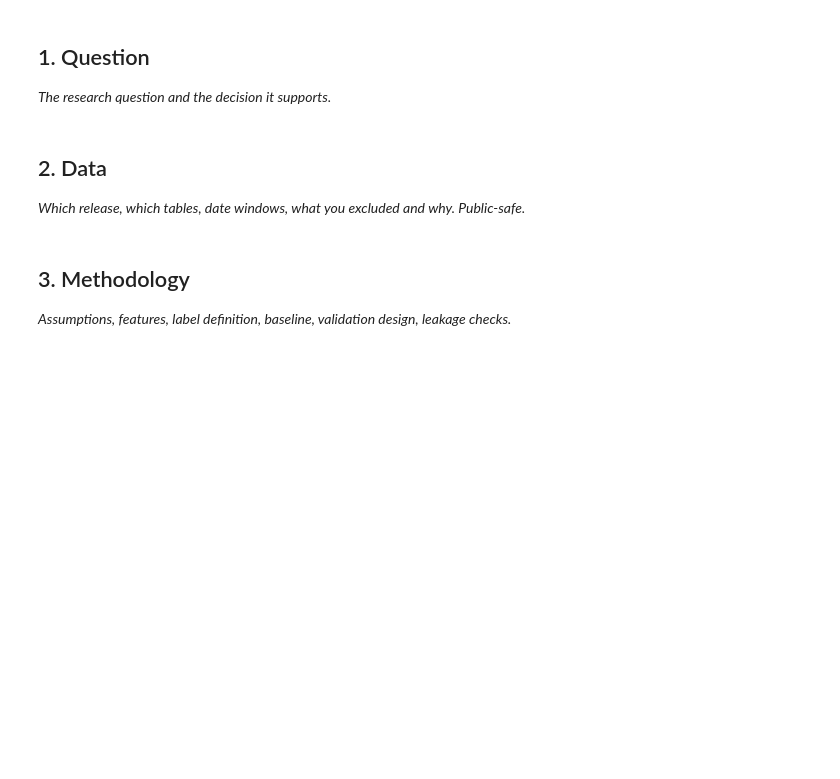
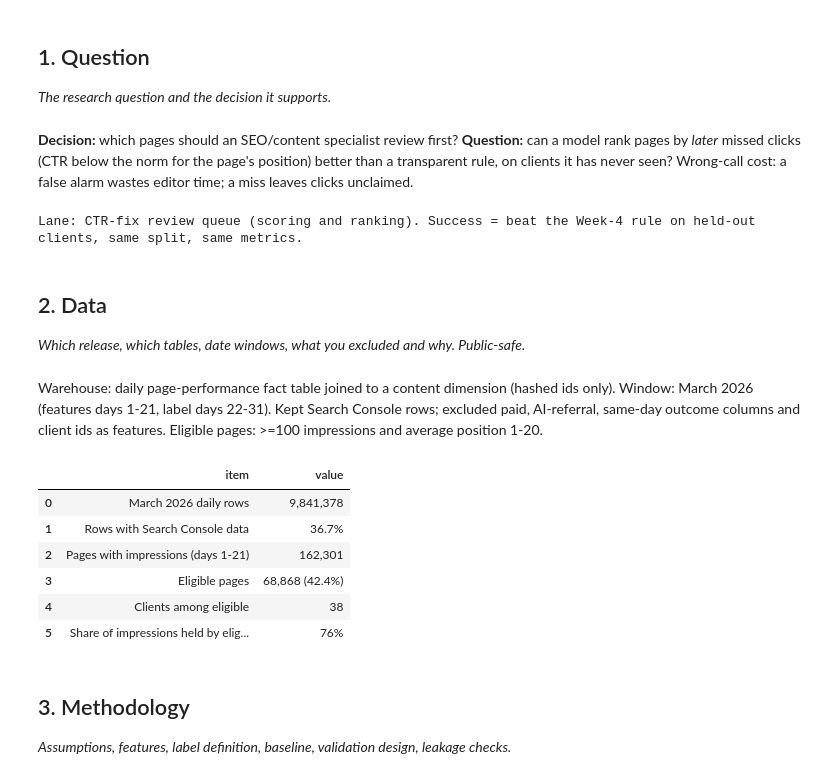
Before and after one commit to ihSomik/flyrank-ml-internship, a Jupyter notebook: work/notebooks/capstone.ipynb, the cells around one changed output. Saved outputs shown, nothing was run; the diff lists cells and outputs as text; code cells hidden in the pictures; blank space fills up the shorter version.

```diff
--- a/work/notebooks/capstone.ipynb
+++ b/work/notebooks/capstone.ipynb
@@ -10,10 +10,34 @@ This skeleton is yours to fill. Work the sections **in order** — each one has
 ## 1. Question
 
 *The research question and the decision it supports.*
+# %% [markdown]
+**Decision:** which pages should an SEO/content specialist review first? **Question:** can a model rank pages by *later* missed clicks (CTR below the norm for the page's position) better than a transparent rule, on clients it has never seen? Wrong-call cost: a false alarm wastes editor time; a miss leaves clicks unclaimed.
+# %%
+import json, os
+import pandas as pd
+print('Lane: CTR-fix review queue (scoring and ranking). Success = beat the Week-4 rule on held-out clients, same split, same metrics.')
+# %% [output]
+Lane: CTR-fix review queue (scoring and ranking). Success = beat the Week-4 rule on held-out clients, same split, same metrics.
 # %% [markdown]
 ## 2. Data
 
 *Which release, which tables, date windows, what you excluded and why. Public-safe.*
+# %% [markdown]
+Warehouse: daily page-performance fact table joined to a content dimension (hashed ids only). Window: March 2026 (features days 1-21, label days 22-31). Kept Search Console rows; excluded paid, AI-referral, same-day outcome columns and client ids as features. Eligible pages: >=100 impressions and average position 1-20.
+# %%
+import json, os
+import pandas as pd
+data=pd.DataFrame({'item':['March 2026 daily rows','Rows with Search Console data','Pages with impressions (days 1-21)','Eligible pages','Clients among eligible','Share of impressions held by eligible pages'],
+ 'value':['9,841,378','36.7%','162,301','68,868 (42.4%)','38','76%']})
+data
+# %% [output]
+|  | item | value |
+| 0 | March 2026 daily rows | 9,841,378 |
+| 1 | Rows with Search Console data | 36.7% |
+| 2 | Pages with impressions (days 1-21) | 162,301 |
+| 3 | Eligible pages | 68,868 (42.4%) |
+| 4 | Clients among eligible | 38 |
+| 5 | Share of impressions held by elig... | 76% |
 # %% [markdown]
 ## 3. Methodology
 
```
Also changed, not shown: parts of 10 cells of this notebook.
